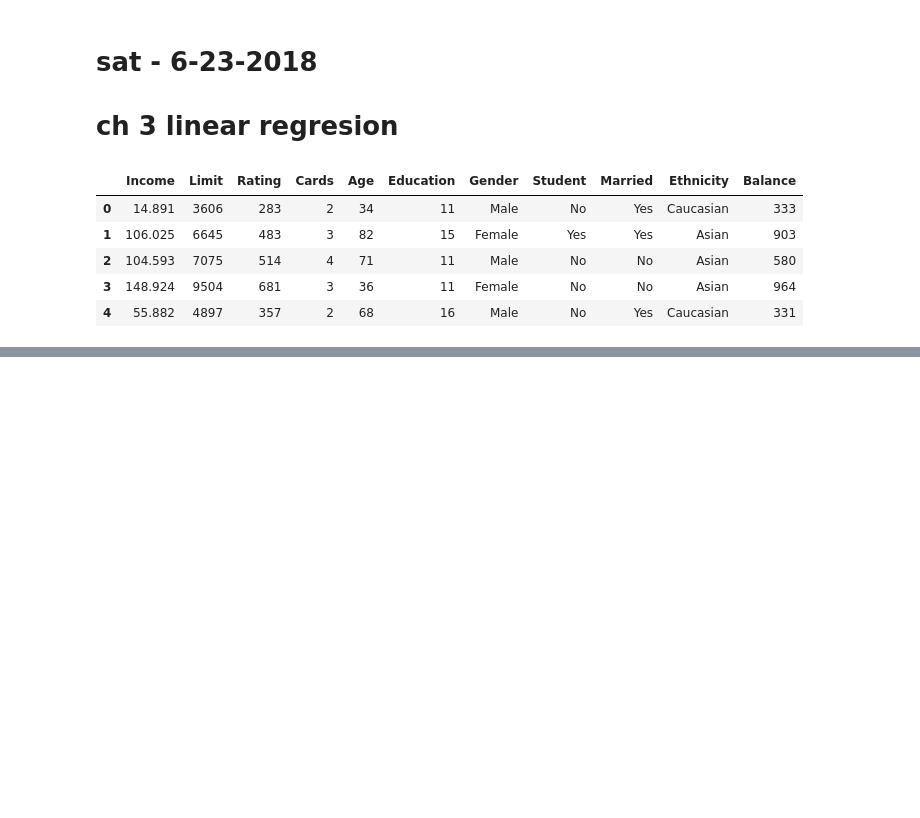
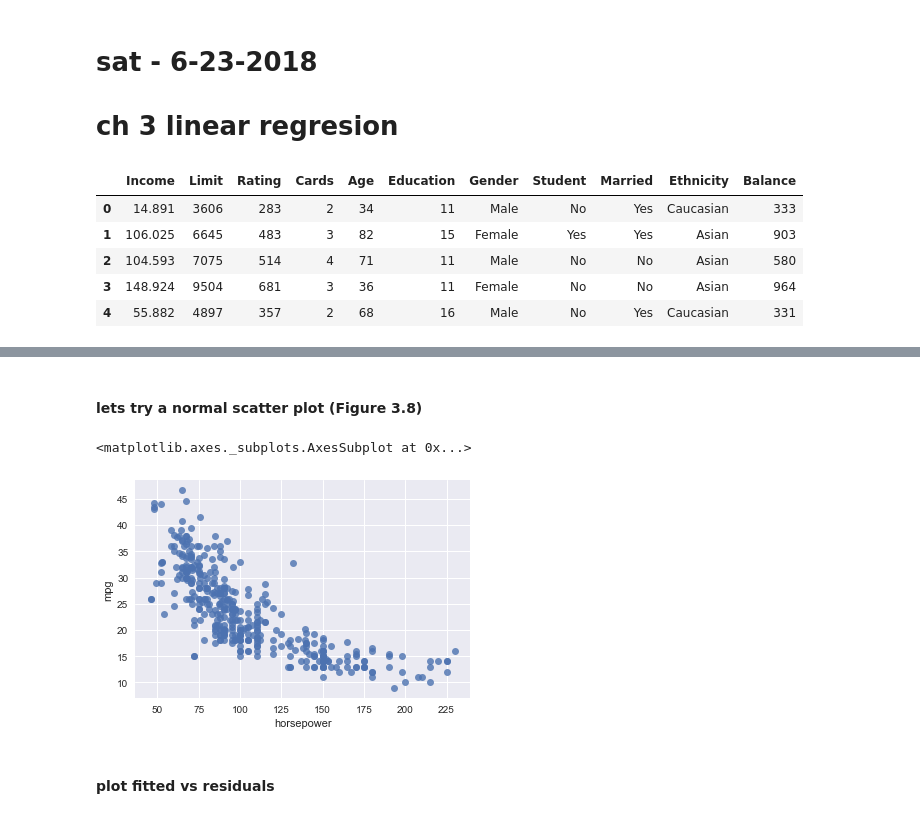
Before and after one commit to alexhchao/ISL, a Jupyter notebook: ISL_ch_3_linear_regression.ipynb, the cells around one changed output, grey strips where cells are left out. Cells and saved outputs as stored; diff of their text form; code cells hidden in the pictures; blank space fills up the shorter version.

```diff
--- a/ISL_ch_3_linear_regression.ipynb
+++ b/ISL_ch_3_linear_regression.ipynb
@@ -184,0 +244,12 @@ student_vs_non_student.plot()
+# %% [markdown]
+#### lets try a normal scatter plot (Figure 3.8)
+# %%
+import seaborn as sns
+
+sns.regplot(x='horsepower', y='mpg', data=auto,
+            fit_reg = False)
+# %% [output]
+<matplotlib.axes._subplots.AxesSubplot at 0x...>
+[figure, added]
+# %% [markdown]
+#### plot fitted vs residuals
```
Also changed, not shown: parts of 26 cells of this notebook, 4 other files.
